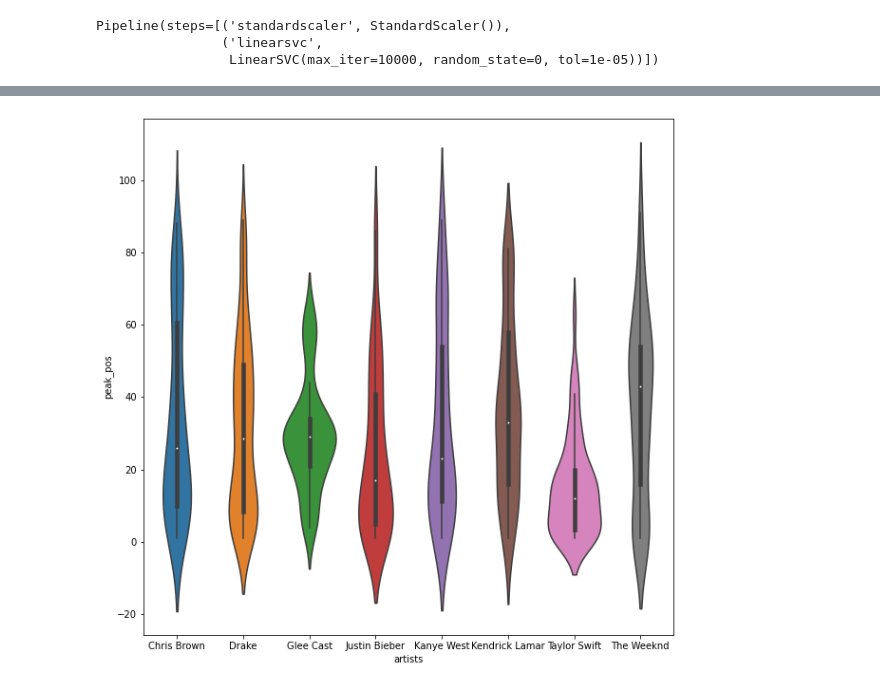
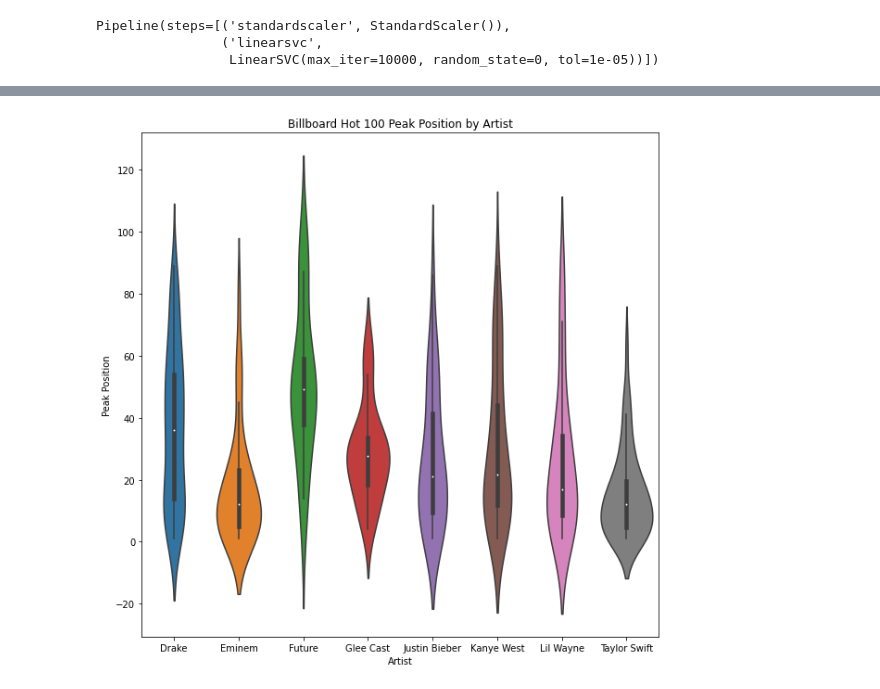
Before and after one commit to SamuelHLam/SamuelHLam.github.io, a Jupyter notebook: Final Tutorial.ipynb, the cells around one changed output, grey strips where cells are left out. Drawn from its saved outputs; the diff is of its cells as text; code cells hidden in the pictures.

```diff
--- a/Final Tutorial.ipynb
+++ b/Final Tutorial.ipynb
@@ -683,7 +691,7 @@ top_data['Year'] = top_data['Date'].apply(lambda date: date.year)
 f = {'Weekly.rank': 'min', 'Peak.position': 'min', 'Weeks.on.chart': 'max', 'Genre': 'first'}
 top_data = top_data.groupby(['Artists', 'Name', 'Year'], as_index = False).agg(f)
 # %%
-top_data['Genre'] = top_data['Genre'].apply(lambda x: x.split(','))
+top_data['Artists'] = top_data['Artists'].apply(lambda x: x.split(','))
 top_data.drop('Weekly.rank', axis=1)
 # %% [output]
 |  | Artists | Name | Year | Peak.position | Weeks.on.chart | Genre |
@@ -701,10 +709,10 @@ top_data.drop('Weekly.rank', axis=1)
 6194 rows × 6 columns
 # %%
-top_cols = ['Artists', 'Name', 'Year', 'Peak.position', 'Weeks.on.chart']
-top_data = top_data.set_index(top_cols)['Genre'].apply(pd.Series).stack()
+top_cols = ['Name', 'Year', 'Peak.position', 'Weeks.on.chart', 'Genre']
+top_data = top_data.set_index(top_cols)['Artists'].apply(pd.Series).stack()
 top_data = top_data.reset_index()
-top_cols = ['artists', 'name', 'year', 'peak_pos', 'weeks_on_chart', 'genre_num', 'genre']
+top_cols = ['name', 'year', 'peak_pos', 'weeks_on_chart', 'genre', 'artist_num', 'artist']
 top_data.columns = top_cols
 top_data['count'] = 1
-top_data
+top_data.head()
 # %% [output]
@@ -746,16 +743,17 @@ agg_top_data
 # %%
-plot_top_data = top_data[(top_data['artists'] == 'Glee Cast')
-                      | (top_data['artists'] == 'Drake')
-                      | (top_data['artists'] == 'Taylor Swift')
-                      | (top_data['artists'] == 'Kendrick Lamar')
-                      | (top_data['artists'] == 'Kanye West')
-                      | (top_data['artists'] == 'Justin Bieber')
-                      | (top_data['artists'] == 'The Weeknd')
-                      | (top_data['artists'] == 'Chris Brown')
-                     ]
+plot_top_data = top_data[(top_data['artist'] == 'Glee Cast')
+                         | (top_data['artist'] == 'Drake')
+                         | (top_data['artist'] == 'Taylor Swift')
+                         | (top_data['artist'] == 'Lil Wayne')
+                         | (top_data['artist'] == 'Eminem')
+                         | (top_data['artist'] == 'Justin Bieber')
+                         | (top_data['artist'] == 'Future')
+                         | (top_data['artist'] == 'Kanye West')
+                        ]
 # %%
 fig, ax = plt.subplots(figsize=(10,10))
-sns.violinplot(x="artists", y="peak_pos", data=plot_top_data, ax=ax)
+sns.violinplot(x="artist", y="peak_pos", data=plot_top_data, ax=ax)
+ax.set(title="Billboard Hot 100 Peak Position by Artist", xlabel="Artist", ylabel="Peak Position")
 plt.show()
 # %% [output]
-[figure, old version]
+[figure, new version]
```
Also changed, not shown: parts of 85 cells of this notebook, 1 other file.
